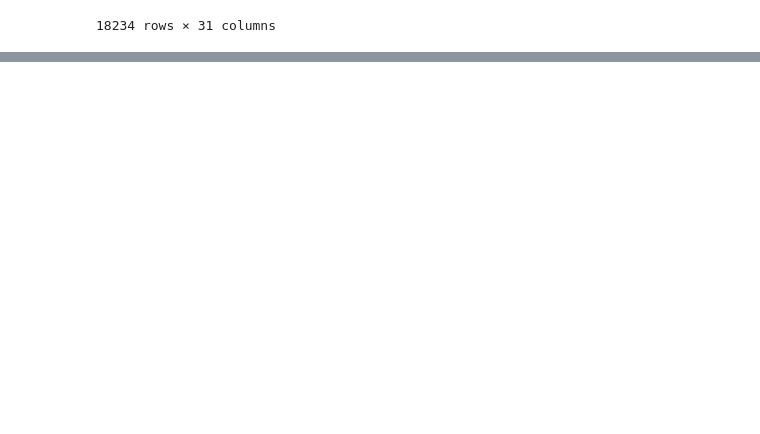
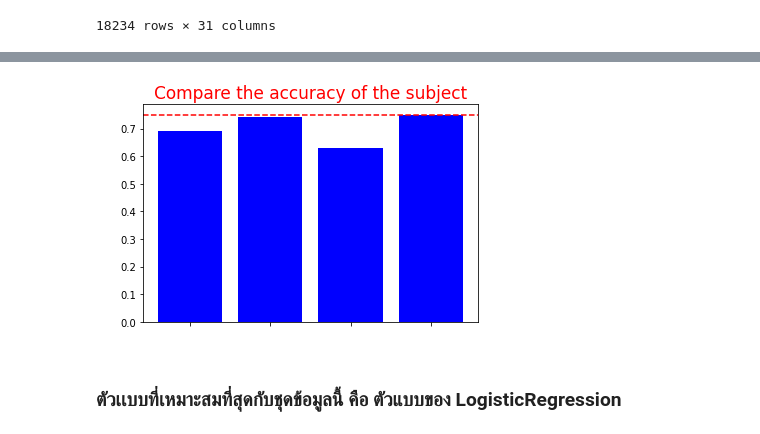
Before and after one commit to Aofarkane/KKU_Data_mining, a Jupyter notebook: FIFA_WORLD_CUP.ipynb, the cells around one changed output, grey strips where cells are left out. Cells and saved outputs as stored; diff of their text form; code cells hidden in the pictures; blank space fills up the shorter version.

```diff
--- a/FIFA_WORLD_CUP.ipynb
+++ b/FIFA_WORLD_CUP.ipynb
@@ -392,0 +320,3 @@ matches
+# %%
+y = matches[['is_won']]
+y
@@ -392,0 +337,2 @@ matches
+# %%
+y = y.values
@@ -408,0 +533,18 @@ matches
+# %%
+def GG() :
+      x = range(4)
+      y = (0.69,0.74,0.63,0.75)
+      max = 0.75
+      xtick = ("RandomForest","KNN","DecisionTree","LogisticRegression")
+      plt.bar(x,y,color="Blue")
+      plt.xticks(x,xtick,color="white")
+      plt.axhline(max, color = "red", linestyle="--")
+      plt.title("Compare the accuracy of the subject",color="red", fontsize=17)
+      plt.ylabel("accuracy",color="white",fontsize=12)
+      plt.show()
+# %%
+GG()
+# %% [output]
+[figure, added]
+# %% [markdown]
+### ตัวเเบบที่เหมาะสมที่สุดกับชุดข้อมูลนี้ คือ ตัวแบบของ LogisticRegression
```
Also changed, not shown: parts of 78 cells of this notebook.
